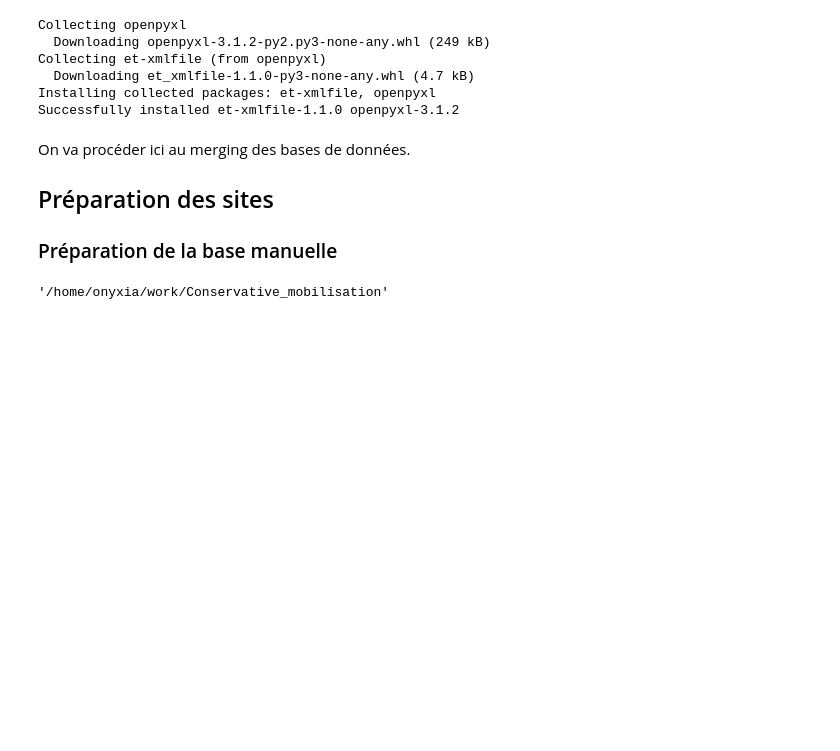
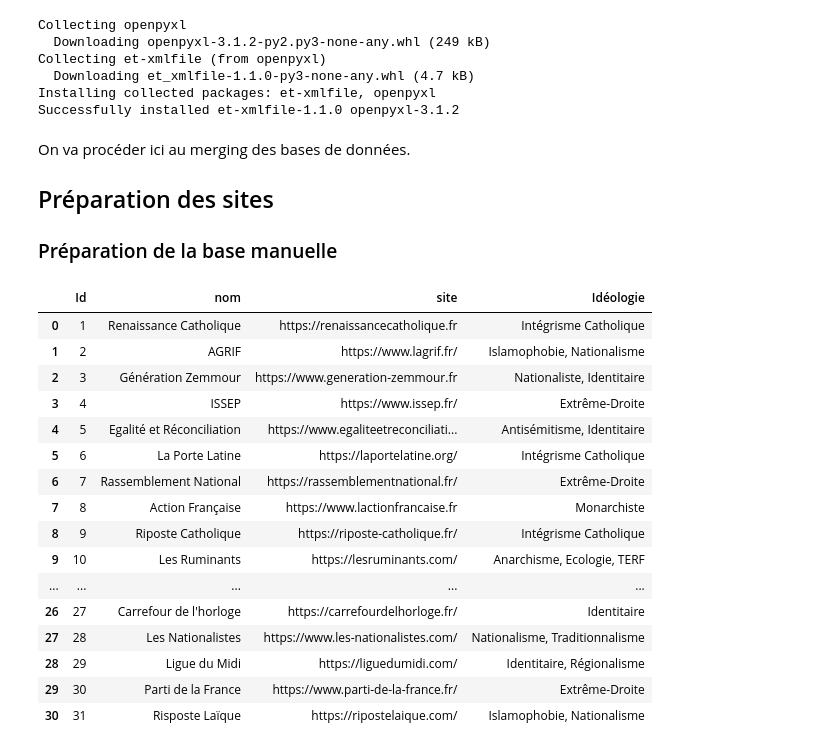
Before and after one commit to LeoMaurice/Conservative_mobilisation, a Jupyter notebook: src/Merging.ipynb, the cells around one changed output. Saved outputs shown, nothing was run; the diff lists cells and outputs as text; code cells hidden in the pictures; blank space fills up the shorter version.

```diff
--- a/src/Merging.ipynb
+++ b/src/Merging.ipynb
@@ -27,6 +27,25 @@ fichier_excel = os.path.join(base_dir, 'data', 'text', 'manuel.xlsx')
 # Chargez le fichier Excel dans un DataFrame
 sites = pd.read_excel(fichier_excel, sheet_name=0)
 # %%
-base_dir
+#On garde les colonnes intéressantes
+sites = sites[['Id', 'nom', 'site', 'Idéologie']]
+sites = sites.dropna(subset=['nom'])
+sites
 # %% [output]
-'/home/onyxia/work/Conservative_mobilisation'
+|  | Id | nom | site | Idéologie |
+| 0 | 1 | Renaissance Catholique | https://renaissancecatholique.fr | Intégrisme Catholique |
+| 1 | 2 | AGRIF | https://www.lagrif.fr/ | Islamophobie, Nationalisme |
+| 2 | 3 | Génération Zemmour | https://www.generation-zemmour.fr | Nationaliste, Identitaire |
+| 3 | 4 | ISSEP | https://www.issep.fr/ | Extrême-Droite |
+| 4 | 5 | Egalité et Réconciliation | https://www.egaliteetreconciliati... | Antisémitisme, Identitaire |
+| 5 | 6 | La Porte Latine | https://laportelatine.org/ | Intégrisme Catholique |
+| 6 | 7 | Rassemblement National | https://rassemblementnational.fr/ | Extrême-Droite |
+| 7 | 8 | Action Française | https://www.lactionfrancaise.fr | Monarchiste |
+| 8 | 9 | Riposte Catholique | https://riposte-catholique.fr/ | Intégrisme Catholique |
+| 9 | 10 | Les Ruminants | https://lesruminants.com/ | Anarchisme, Ecologie, TERF |
+| ... | ... | ... | ... | ... |
+| 26 | 27 | Carrefour de l'horloge | https://carrefourdelhorloge.fr/ | Identitaire |
+| 27 | 28 | Les Nationalistes | https://www.les-nationalistes.com/ | Nationalisme, Traditionnalisme |
+| 28 | 29 | Ligue du Midi | https://liguedumidi.com/ | Identitaire, Régionalisme |
+| 29 | 30 | Parti de la France | https://www.parti-de-la-france.fr/ | Extrême-Droite |
+| 30 | 31 | Risposte Laïque | https://ripostelaique.com/ | Islamophobie, Nationalisme |
```
Also changed, not shown: parts of 7 cells of this notebook.
